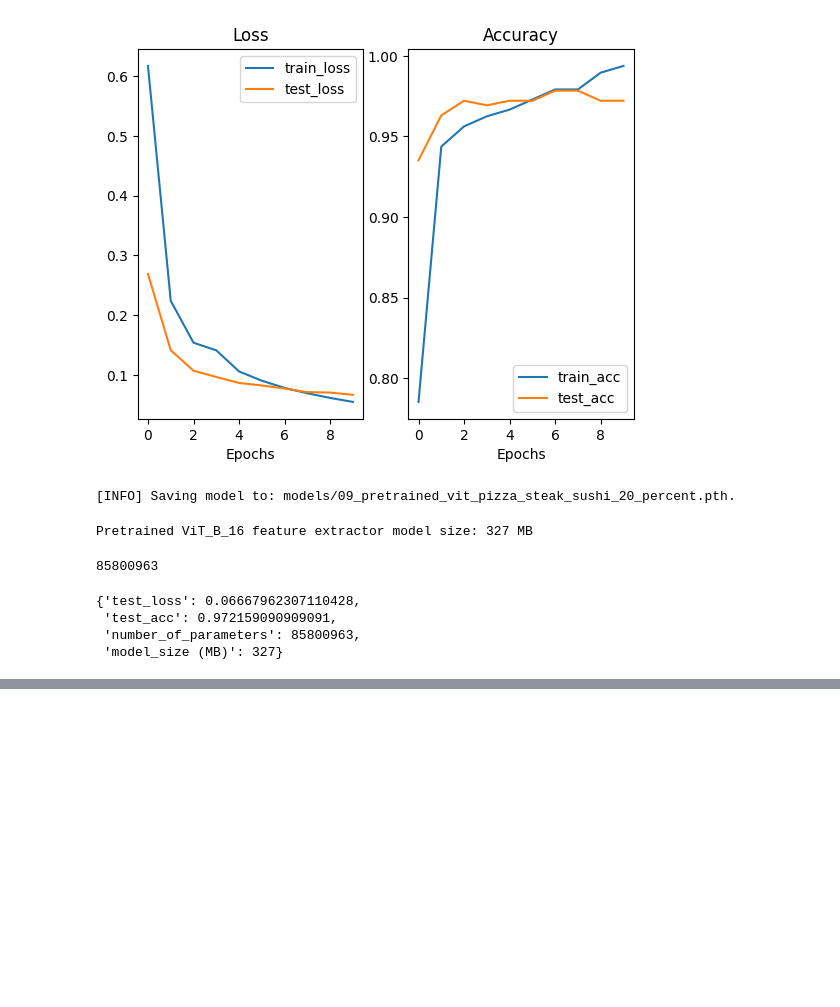
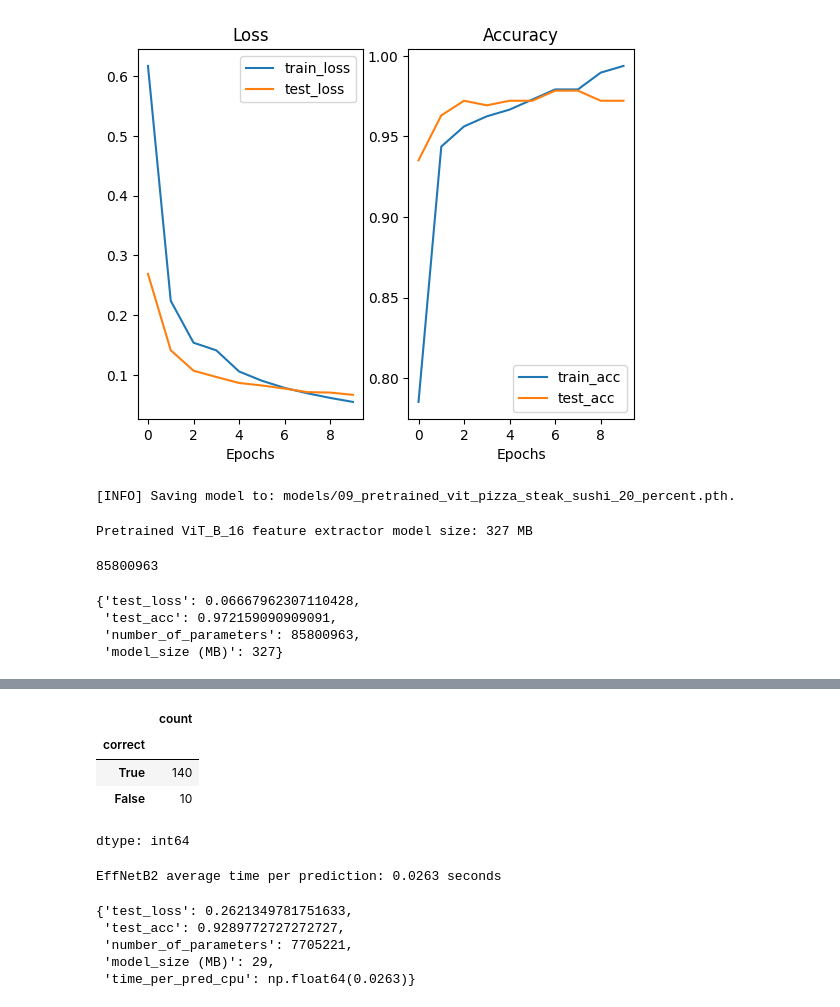
Before and after one commit to dogukangur0/Model_Deployment, a Jupyter notebook: Model_Deployment.ipynb, the cells around one changed output, grey strips where cells are left out. Saved outputs shown, nothing was run; the diff lists cells and outputs as text; code cells hidden in the pictures; blank space fills up the shorter version.

```diff
--- a/Model_Deployment.ipynb
+++ b/Model_Deployment.ipynb
@@ -479,0 +566,22 @@ vit_stats
+# %%
+effnetb2_test_pred_df.correct.value_counts()
+# %% [output]
+|  | count |
+| correct |  |
+| True | 140 |
+| False | 10 |
+dtype: int64
+# %%
+effnetb2_average_time_per_pred = round(effnetb2_test_pred_df.time_for_pred.mean(), 4)
+print(f"EffNetB2 average time per prediction: {effnetb2_average_time_per_pred} seconds")
+# %% [output]
+EffNetB2 average time per prediction: 0.0263 seconds
+# %%
+effnetb2_stats["time_per_pred_cpu"] = effnetb2_average_time_per_pred
+effnetb2_stats
+# %% [output]
+{'test_loss': 0.2621349781751633,
+ 'test_acc': 0.9289772727272727,
+ 'number_of_parameters': 7705221,
+ 'model_size (MB)': 29,
+ 'time_per_pred_cpu': np.float64(0.0263)}
```
Also changed, not shown: parts of 12 cells of this notebook.
